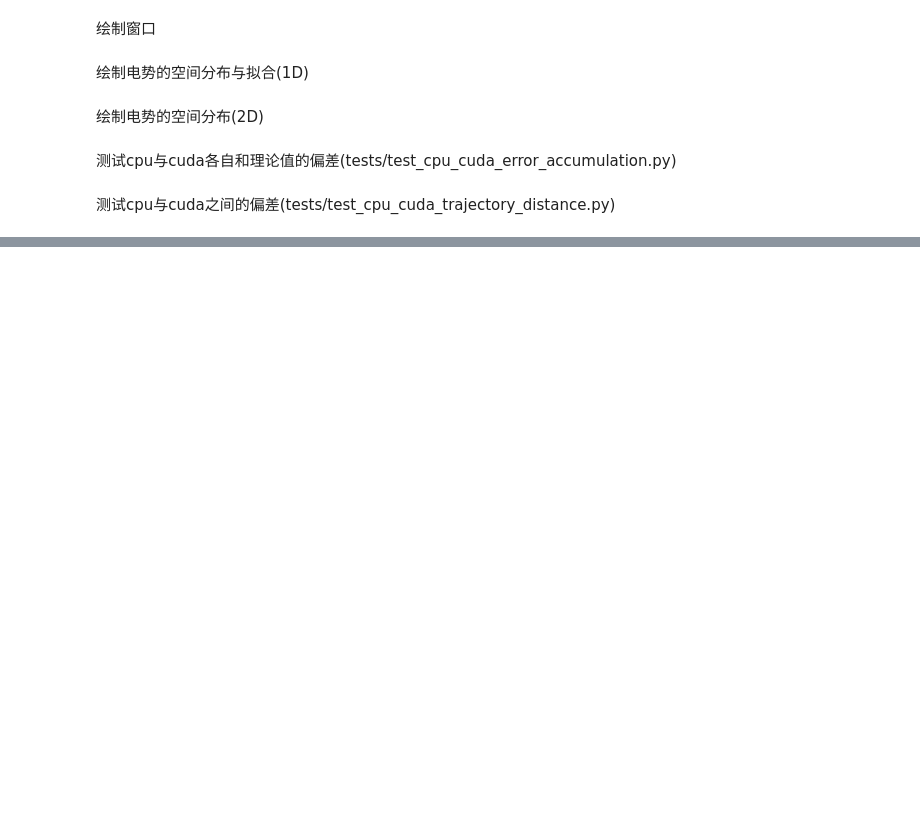
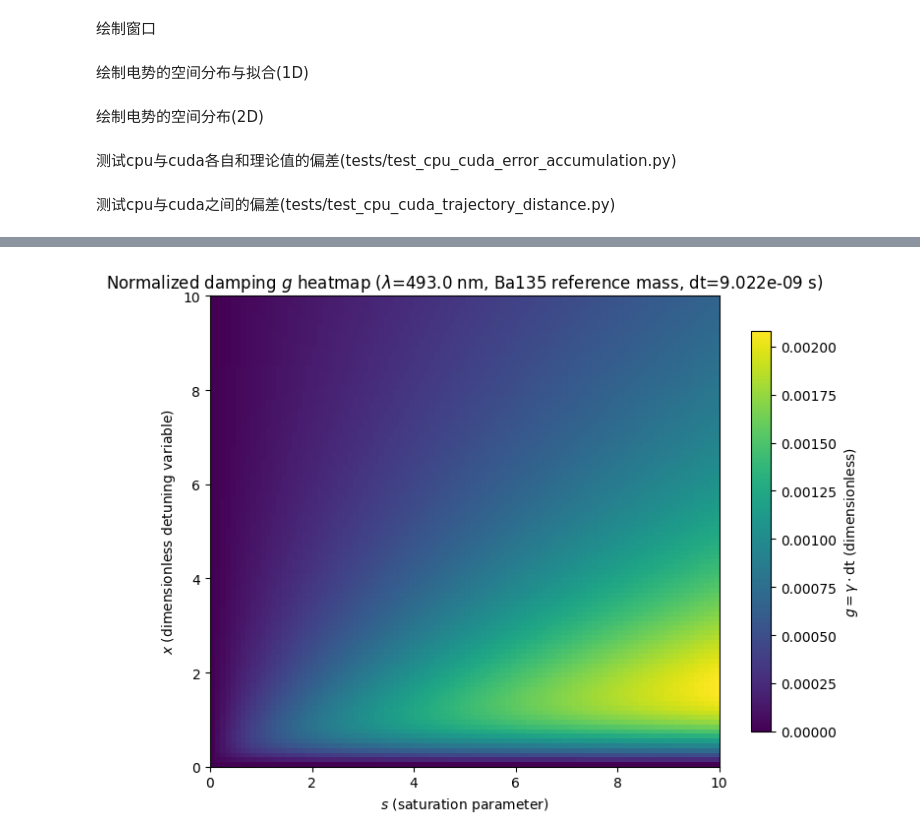
Before and after one commit to ylctql/ion-dynamic-simulation, a Jupyter notebook: useful_commands.ipynb, the cells around one changed output, grey strips where cells are left out. Drawn from its saved outputs; the diff is of its cells as text; code cells hidden in the pictures; blank space fills up the shorter version.

```diff
--- a/useful_commands.ipynb
+++ b/useful_commands.ipynb
@@ -36,0 +100,45 @@ python -m equilibrium.find_equilibrium --N 10000 --config 10000.json --hessian-s
+# %%
+# Heatmap of dimensionless g = gamma·dt vs (s, x). Run the previous cell first for hbar, _k, _m_ion, _dt.
+import matplotlib.colors as mcolors
+import matplotlib.pyplot as plt
+import numpy as np
+
+prefactor = 4.0 * hbar * _k**2 / _m_ion
+s_vals = np.linspace(0, 10, 100)
+x_vals = np.linspace(0, 10, 100)
+S, X = np.meshgrid(s_vals, x_vals, indexing="ij")
+gamma_grid = prefactor * (S * X) / (1.0 + S + 4.0 * X**2)
+g_grid = gamma_grid * _dt
+
+fig, ax = plt.subplots(figsize=(7.5, 5.8))
+if np.nanmin(g_grid) < 0 < np.nanmax(g_grid):
+    lim = float(np.nanmax(np.abs(g_grid)))
+    norm = mcolors.TwoSlopeNorm(vmin=-lim, vcenter=0.0, vmax=lim)
+    im = ax.imshow(
+        g_grid.T,
+        origin="lower",
+        aspect="auto",
+        extent=(s_vals[0], s_vals[-1], x_vals[0], x_vals[-1]),
+        cmap="coolwarm",
+        norm=norm,
+    )
+else:
+    im = ax.imshow(
+        g_grid.T,
+        origin="lower",
+        aspect="auto",
+        extent=(s_vals[0], s_vals[-1], x_vals[0], x_vals[-1]),
+        cmap="viridis",
+    )
+
+cbar = fig.colorbar(im, ax=ax, shrink=0.85)
+cbar.set_label(r"$g = \gamma \cdot \mathrm{dt}$ (dimensionless)")
+ax.set_xlabel(r"$s$ (saturation parameter)")
+ax.set_ylabel(r"$x$ (dimensionless detuning variable)")
+ax.set_title(
+    rf"Normalized damping $g$ heatmap ($\lambda$={_lambda * 1e9:.1f} nm, Ba135 reference mass, dt={_dt:.3e} s)"
+)
+plt.tight_layout()
+plt.show()
+# %% [output]
+[figure, added]
```
Also changed, not shown: parts of 1 cell of this notebook, 9 other files.
